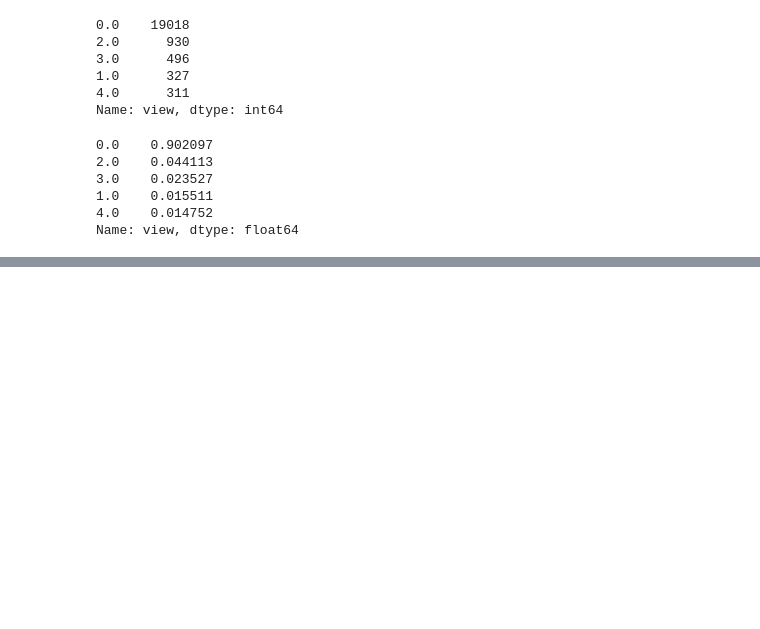
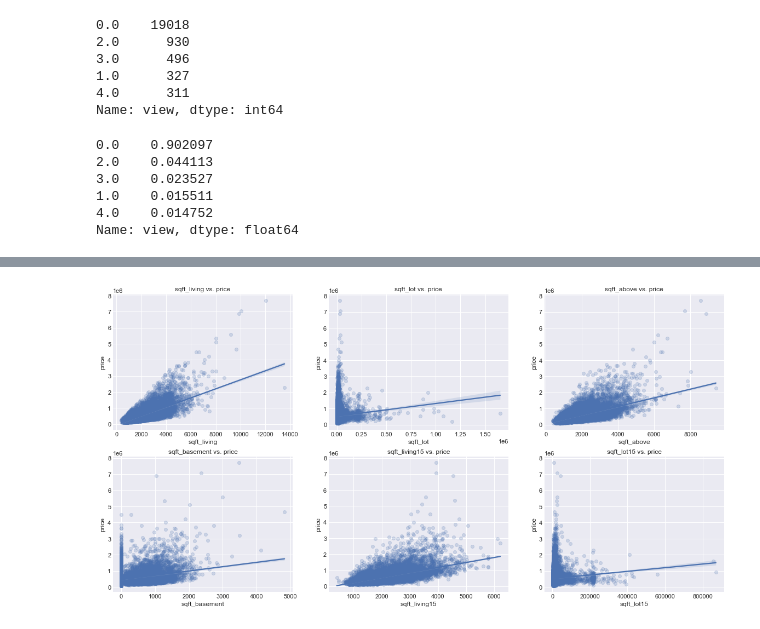
Before and after one commit to akaigraham/KC-House-Price-Regression, a Jupyter notebook: Reworked.ipynb, the cells around one changed output, grey strips where cells are left out. Saved outputs shown, nothing was run; the diff lists cells and outputs as text; code cells hidden in the pictures; blank space fills up the shorter version.

```diff
--- a/Reworked.ipynb
+++ b/Reworked.ipynb
@@ -498,0 +543,4 @@ There are no duplicated values in the dataset.  Move forward with handling colum
+# %%
+# separate predictors from target
+target = clean_df['price']
+feats = clean_df.drop('price', axis=1)
@@ -498,0 +567,17 @@ There are no duplicated values in the dataset.  Move forward with handling colum
+# %%
+# separate sqft predictors
+sqft_feats = feats[['sqft_living', 'sqft_lot',
+                    'sqft_above', 'sqft_basement',
+                    'sqft_living15', 'sqft_lot15']]
+
+cont_feats = feats[['yr_built', 'yr_renovated',
+                    'zipcode','lat',
+                    'long', 'month_sold']]
+# %%
+# plot sqft features against price to evaluate linear relationship
+fig, axes = plt.subplots(nrows=2, ncols=3, figsize=(20, 10))
+for ax, feat in zip(axes.flatten(), sqft_feats.columns):
+    sns.regplot(x=feat, y='price', data=clean_df, ax=ax, scatter_kws={'alpha': 0.2})
+    ax.set_title(f'{feat} vs. price')
+# %% [output]
+[figure, added]
```
Also changed, not shown: parts of 49 cells of this notebook.
